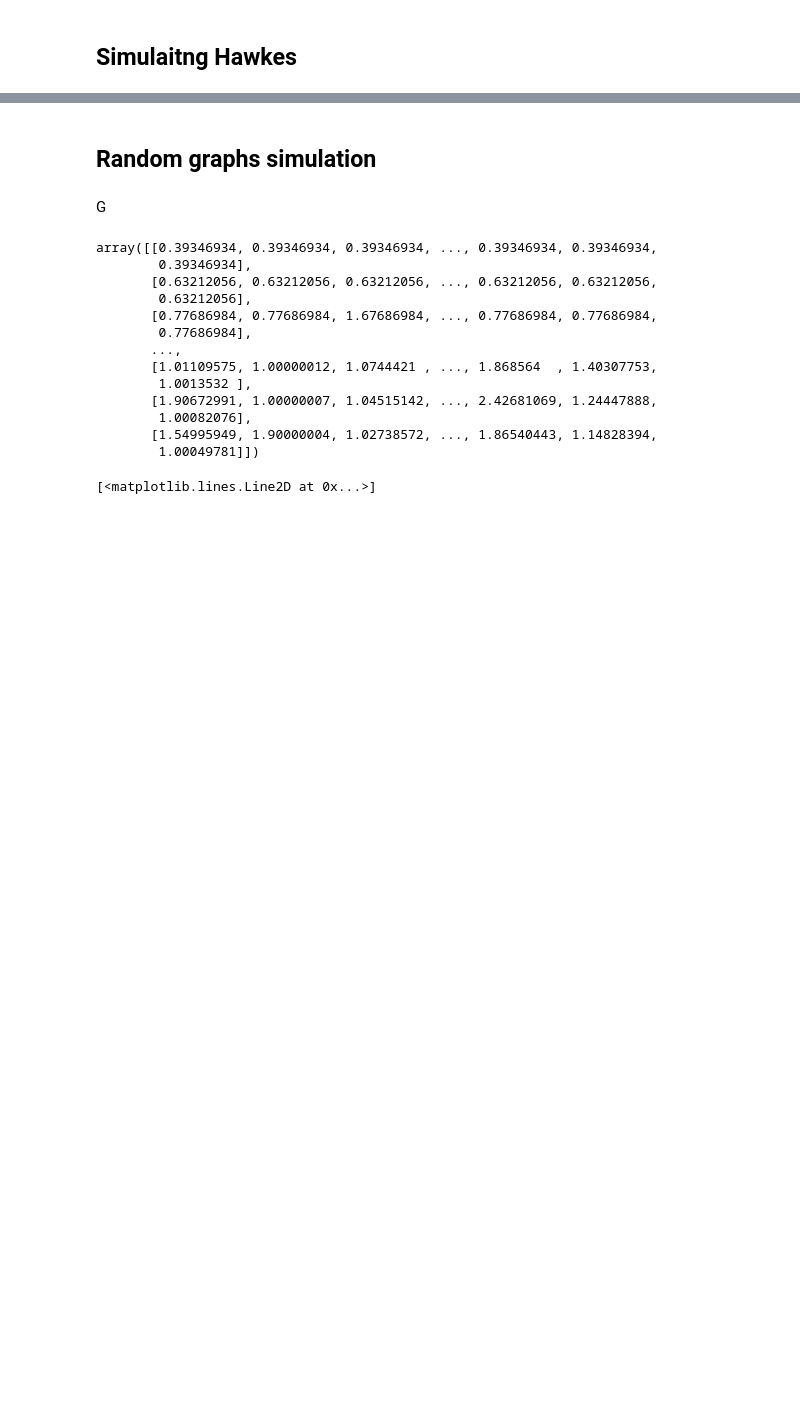
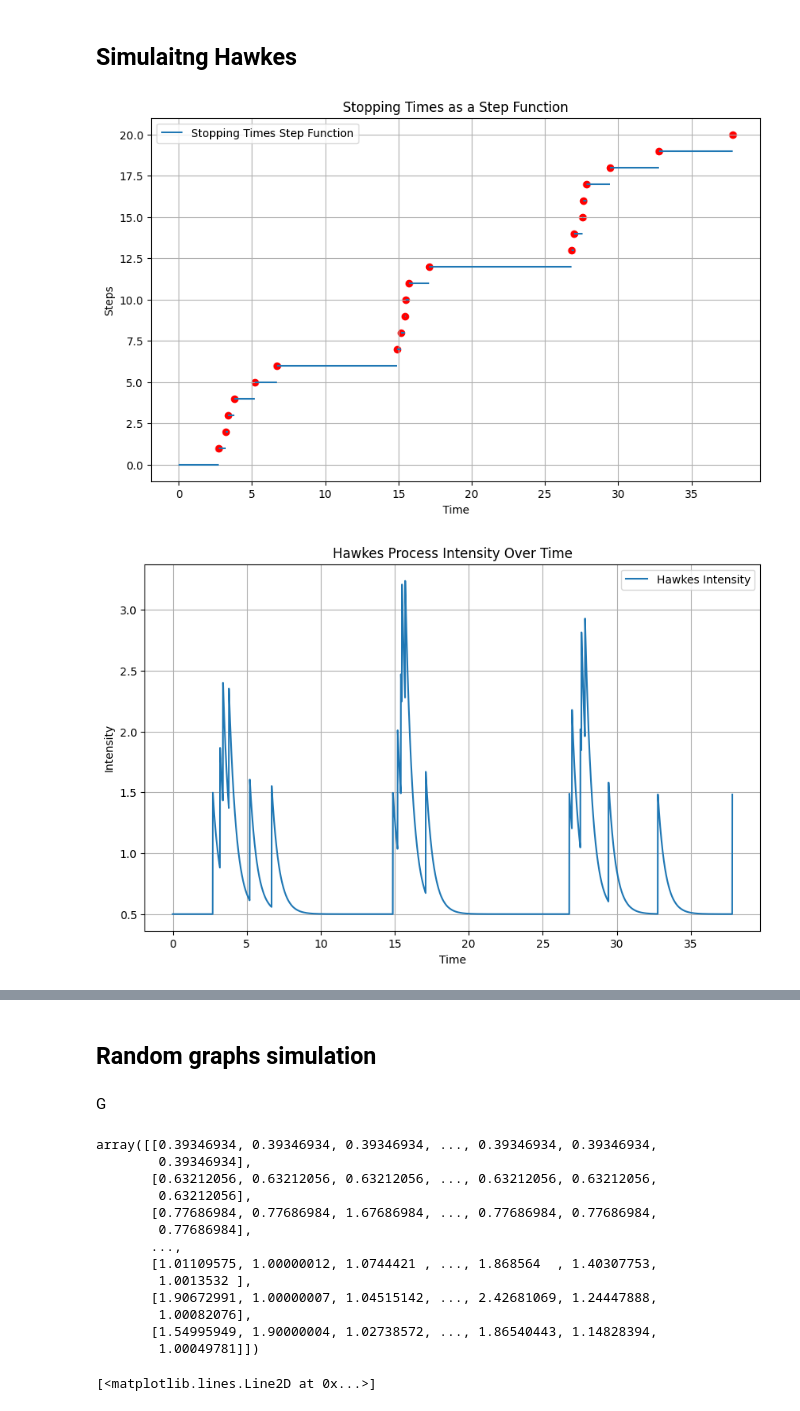
Before and after one commit to laskagrzegorz/imperial_research_project, a Jupyter notebook: source/Hawkes simulation.ipynb, the cells around one changed output, grey strips where cells are left out. Cells and saved outputs as stored; diff of their text form; code cells hidden in the pictures; blank space fills up the shorter version.

```diff
--- a/source/Hawkes simulation.ipynb
+++ b/source/Hawkes simulation.ipynb
@@ -2,0 +109,19 @@
+# %%
+#Inital values
+lambda0 = 0.5
+T = 100
+alpha = 1
+beta = 2
+
+theta = lambda0, alpha, beta
+
+H = exp_simulate_by_composition(theta, 20)
+
+plot_stopping_times(H)
+
+t_values, intensity_values = calculate_intensity_over_time(H, theta)
+
+plot_intensity(t_values, intensity_values)
+# %% [output]
+[figure, added]
+[figure, added]
```
Also changed, not shown: parts of 7 cells of this notebook, 4 other files.
